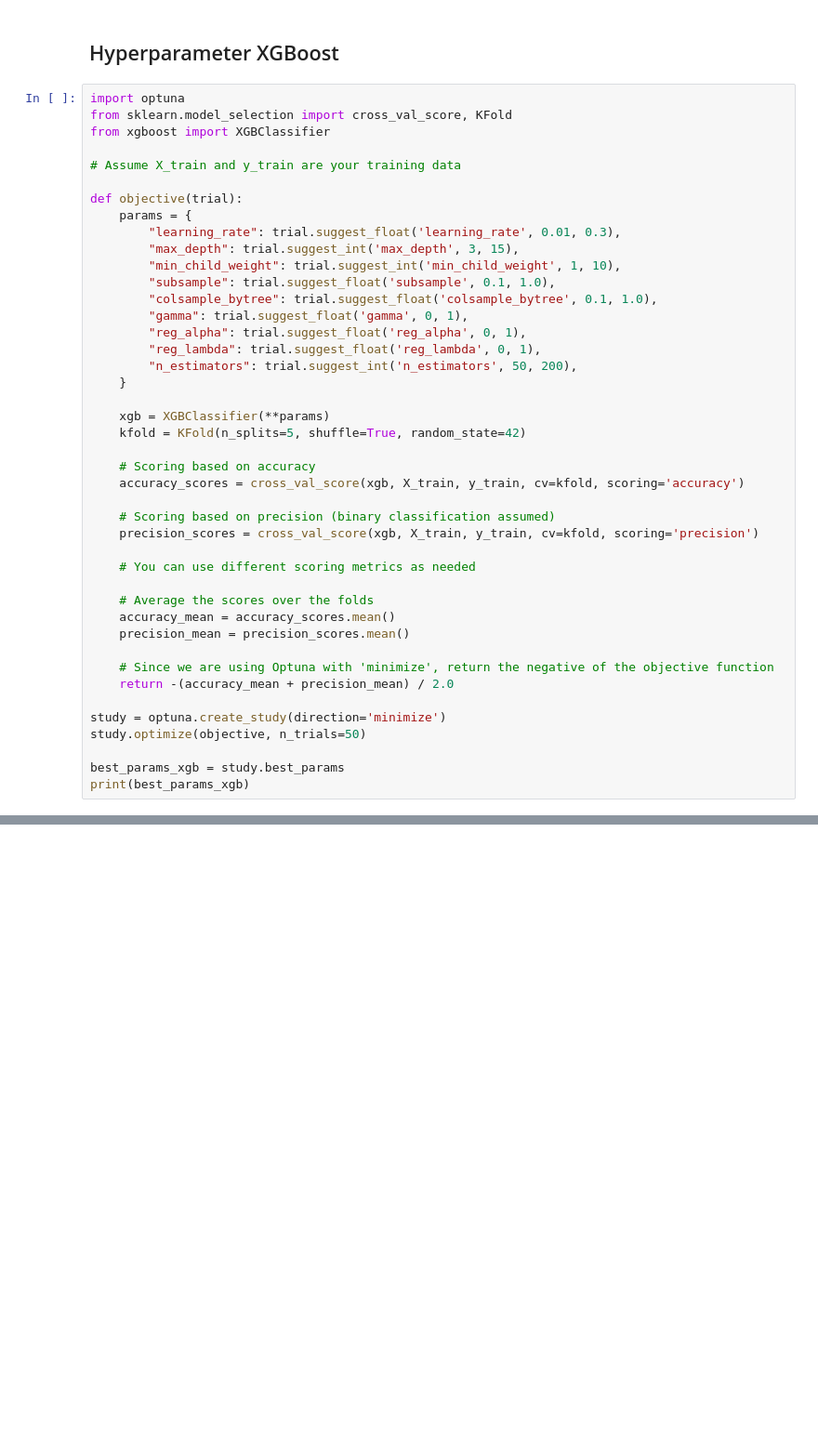
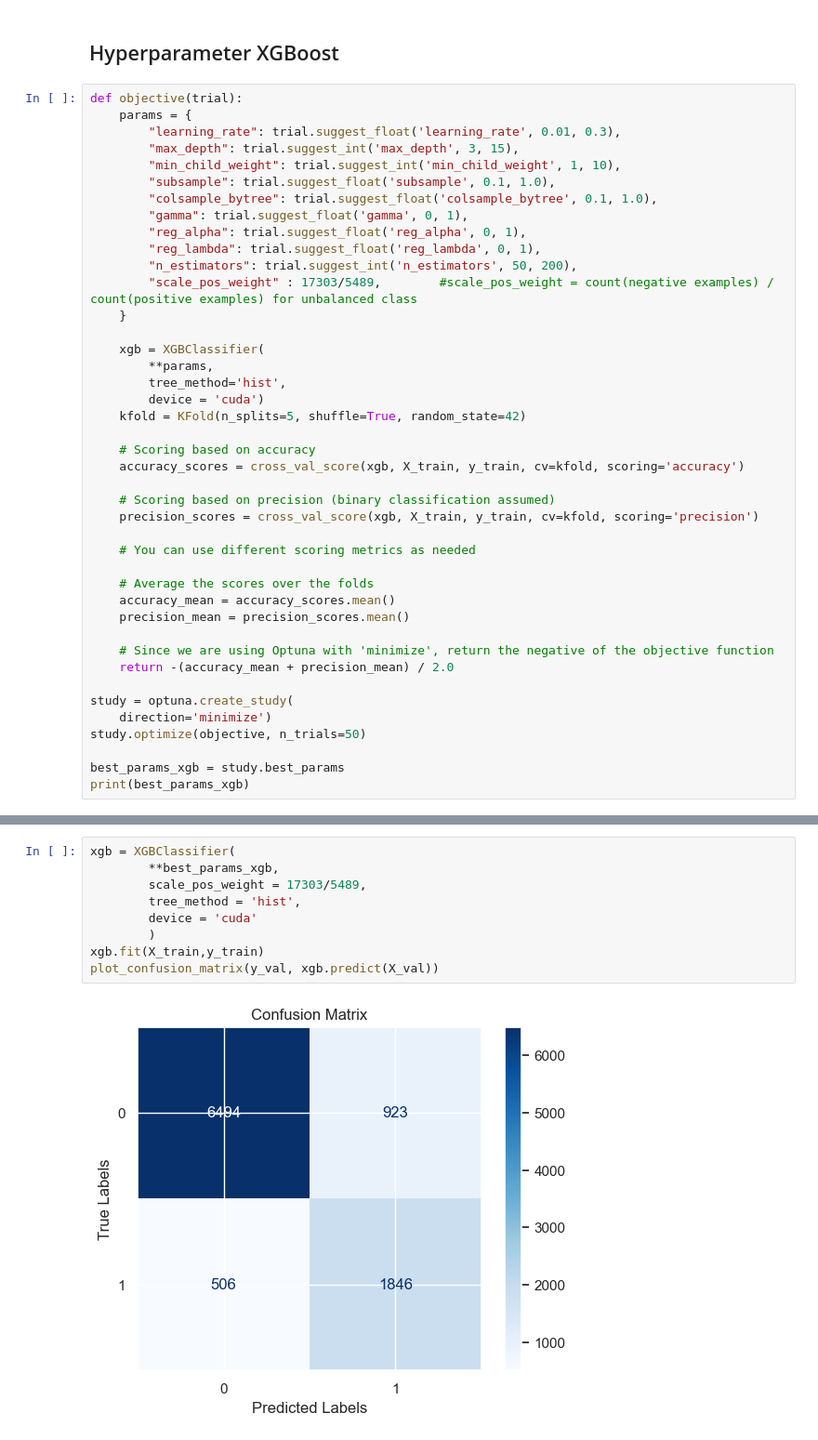
Before and after one commit to zidanqrs/IBM-Machine-Learning-Course, a Jupyter notebook: 3-Supervised-Machine-Learning-Classification/syntax.ipynb, the cells around one changed output, grey strips where cells are left out. Shown: that part at 93% size. Drawn from its saved outputs; the diff is of its cells as text; blank space fills up the shorter version.

```diff
--- a/3-Supervised-Machine-Learning-Classification/syntax.ipynb
+++ b/3-Supervised-Machine-Learning-Classification/syntax.ipynb
@@ -907,12 +880,6 @@ Mean CV Precision Score: 0.9865296798681232
 # %% [markdown]
 ## Hyperparameter XGBoost
 # %%
-import optuna
-from sklearn.model_selection import cross_val_score, KFold
-from xgboost import XGBClassifier
-
-# Assume X_train and y_train are your training data
-
 def objective(trial):
     params = {
         "learning_rate": trial.suggest_float('learning_rate', 0.01, 0.3),
@@ -924,9 +891,13 @@ def objective(trial):
         "reg_alpha": trial.suggest_float('reg_alpha', 0, 1),
         "reg_lambda": trial.suggest_float('reg_lambda', 0, 1),
         "n_estimators": trial.suggest_int('n_estimators', 50, 200),
+        "scale_pos_weight" : 17303/5489,        #scale_pos_weight = count(negative examples) / count(positive examples) for unbalanced class
     }
 
-    xgb = XGBClassifier(**params)
+    xgb = XGBClassifier(
+        **params,
+        tree_method='hist',
+        device = 'cuda')
     kfold = KFold(n_splits=5, shuffle=True, random_state=42)
 
     # Scoring based on accuracy
@@ -944,7 +915,8 @@ def objective(trial):
     # Since we are using Optuna with 'minimize', return the negative of the objective function
     return -(accuracy_mean + precision_mean) / 2.0
 
-study = optuna.create_study(direction='minimize')
+study = optuna.create_study(
+    direction='minimize')
 study.optimize(objective, n_trials=50)
 
 best_params_xgb = study.best_params
@@ -970,0 +983,11 @@ KeyboardInterrupt:
+# %%
+xgb = XGBClassifier(
+        **best_params_xgb,
+        scale_pos_weight = 17303/5489,
+        tree_method = 'hist',
+        device = 'cuda'
+        )
+xgb.fit(X_train,y_train)
+plot_confusion_matrix(y_val, xgb.predict(X_val))
+# %% [output]
+[figure, added]
```
Also changed, not shown: parts of 40 cells of this notebook, 5 other files.
